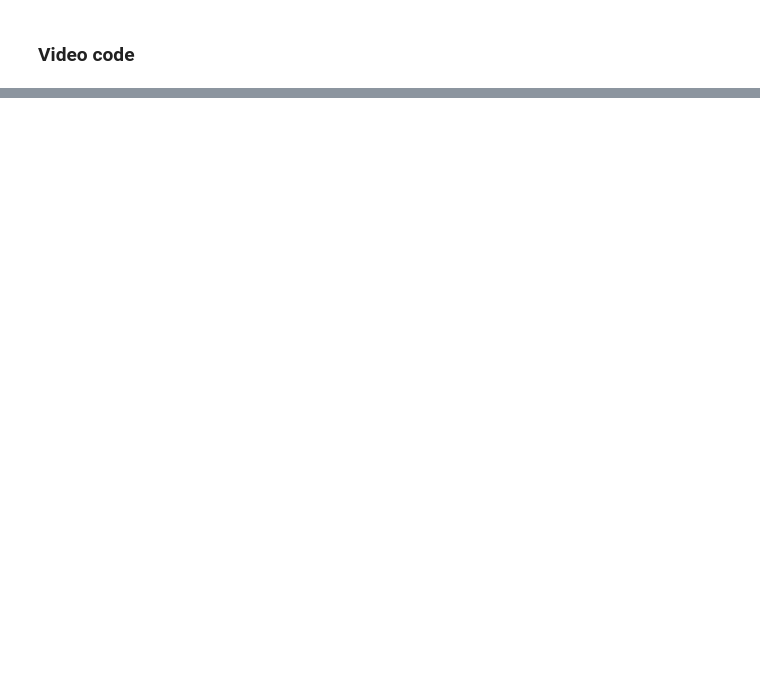
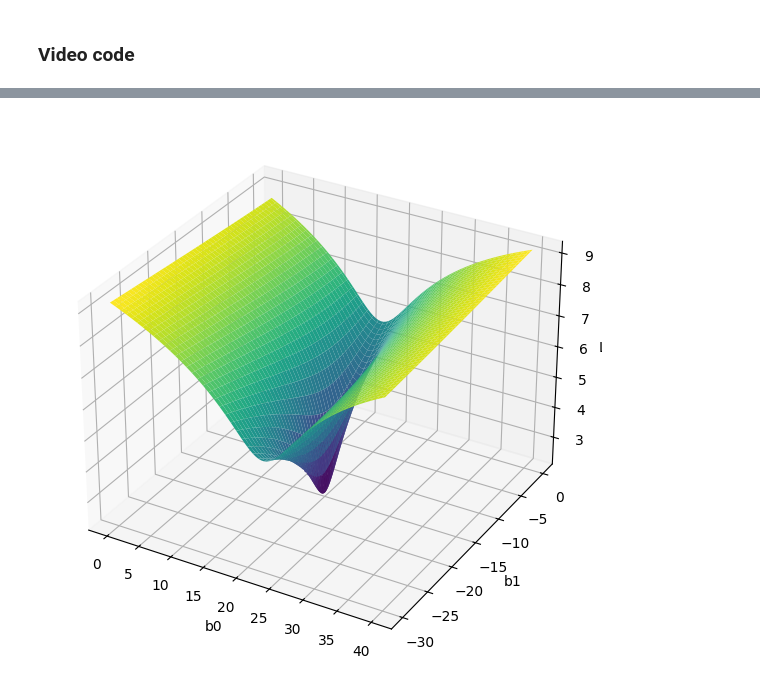
Before and after one commit to al-shams/ML-Sharif, a Jupyter notebook: session_01/regression.ipynb, the cells around one changed output, grey strips where cells are left out. Drawn from its saved outputs; the diff is of its cells as text; code cells hidden in the pictures; blank space fills up the shorter version.

```diff
--- a/session_01/regression.ipynb
+++ b/session_01/regression.ipynb
@@ -123,0 +135,5 @@ plt.show()
+# %%
+# Simulating Data
+n = 1000
+x = np.random.normal(3, 5, size=n)
+y = -15 * x + 20 + np.random.normal(0, 3, size=n)
@@ -123,0 +150,31 @@ plt.show()
+# %%
+def MSE_loss(b0, b1, x, y):
+    pred = b0 + b1 * x
+    loss = np.sum((pred - y) ** 2) / len(y)
+    return loss
+
+
+# Generate a grid of b0 and b1 values around the real b0=20 and b1=-15
+b0_vals = np.linspace(0, 40, 100)
+b1_vals = np.linspace(-30, 0, 100)
+
+# Calculate MSE loss for each point of this grid
+# Log-scale is used only for better visualization
+Z = np.zeros((len(b0_vals), len(b1_vals)))
+for i in range(len(b0_vals)):
+    for j in range(len(b1_vals)):
+        Z[i, j] = np.log(MSE_loss(b0_vals[i], b1_vals[j], x, y))
+
+# 3D Plot of MSE loss in log-scale
+fig = plt.figure(figsize=(10, 7))
+ax = fig.add_subplot(111, projection="3d")
+B0, B1 = np.meshgrid(b0_vals, b1_vals)
+ax.plot_surface(B0, B1, Z, cmap="viridis")
+
+# Adding labels
+ax.set_xlabel("b0")
+ax.set_ylabel("b1")
+ax.set_zlabel("Loss")
+plt.show()
+# %% [output]
+[figure, added]
```
Also changed, not shown: parts of 7 cells of this notebook, 2 other files.
